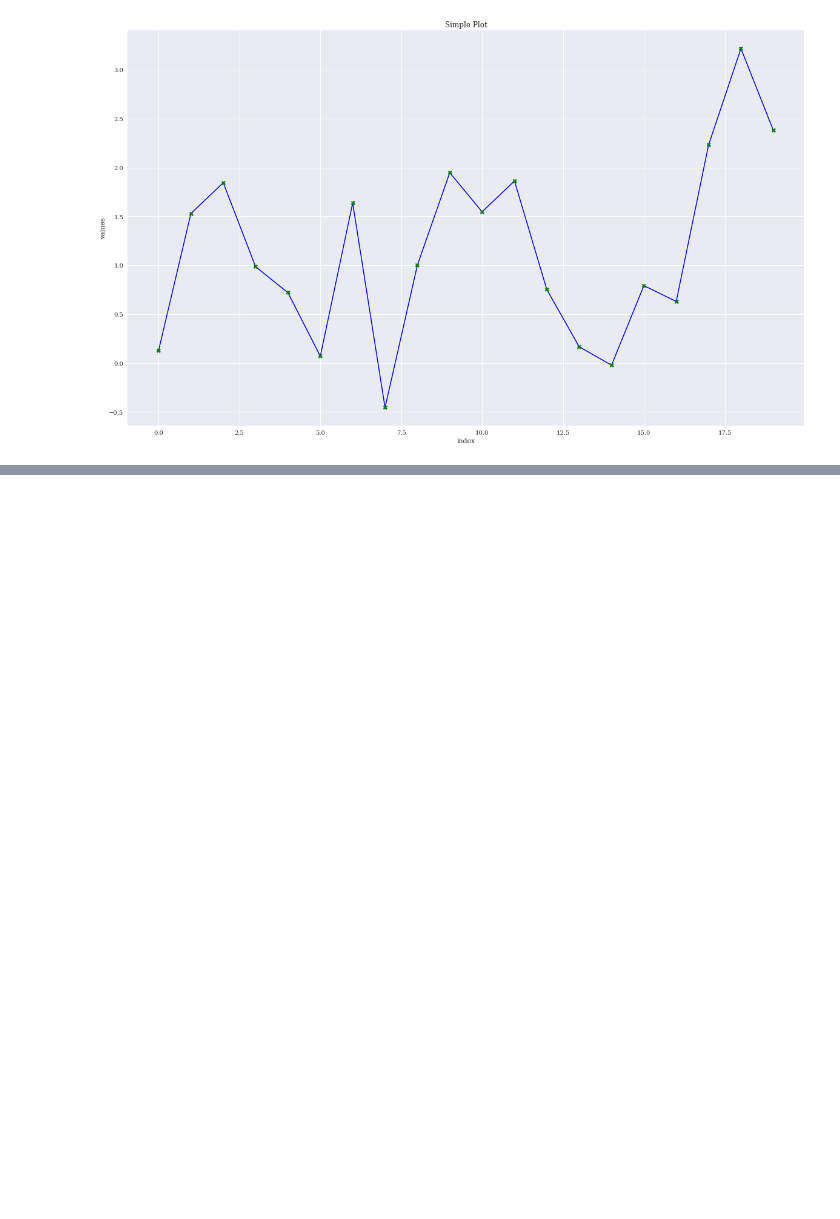
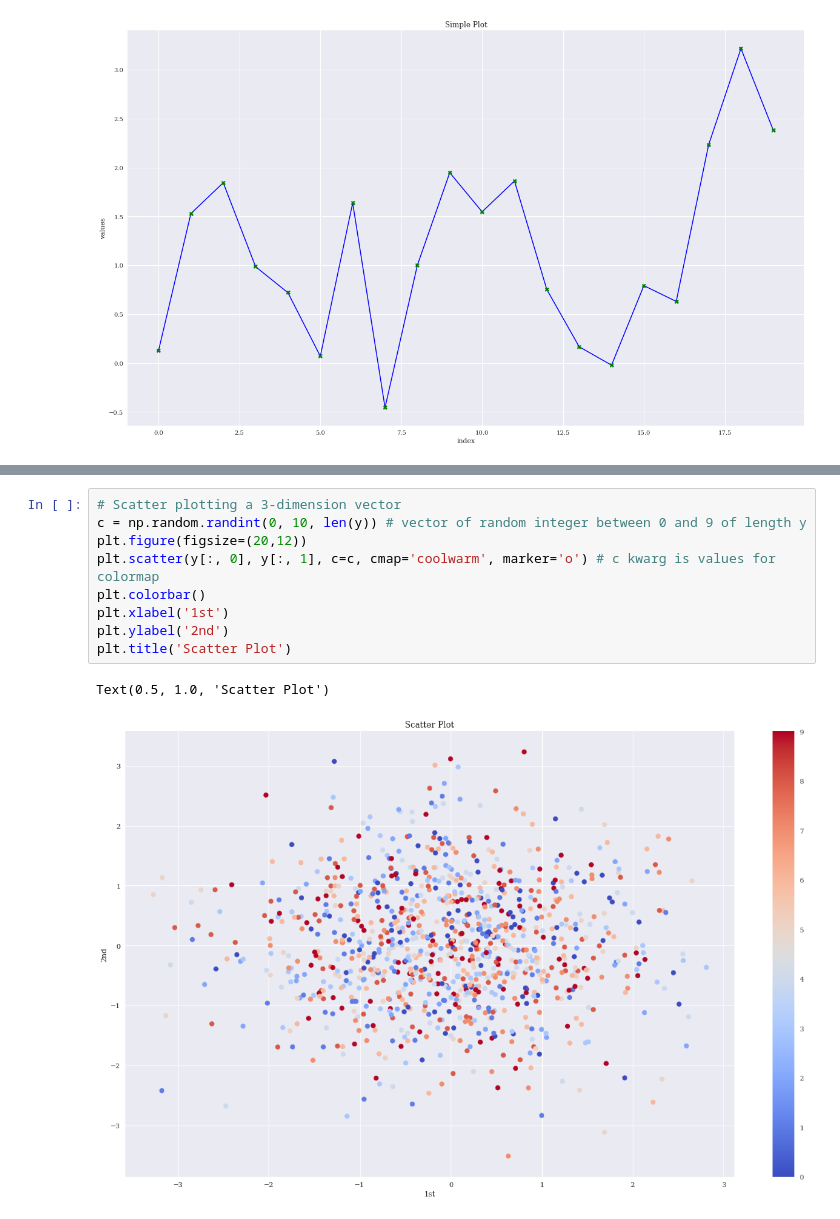
Before and after one commit to thomasmurphycodes/PythonForFinance, a Jupyter notebook: notebooks/Python for Finance Chapter 7 - Visualization.ipynb, the cells around one changed output, grey strips where cells are left out. Saved outputs shown, nothing was run; the diff lists cells and outputs as text; blank space fills up the shorter version.

```diff
--- a/notebooks/Python for Finance Chapter 7 - Visualization.ipynb
+++ b/notebooks/Python for Finance Chapter 7 - Visualization.ipynb
@@ -137,0 +138,12 @@ Text(0.5, 1.0, 'Scatter Plot')
+# %%
+# Scatter plotting a 3-dimension vector
+c = np.random.randint(0, 10, len(y)) # vector of random integer between 0 and 9 of length y
+plt.figure(figsize=(20,12))
+plt.scatter(y[:, 0], y[:, 1], c=c, cmap='coolwarm', marker='o') # c kwarg is values for colormap
+plt.colorbar()
+plt.xlabel('1st')
+plt.ylabel('2nd')
+plt.title('Scatter Plot')
+# %% [output]
+Text(0.5, 1.0, 'Scatter Plot')
+[figure, added]
```
Also changed, not shown: parts of 15 cells of this notebook.
